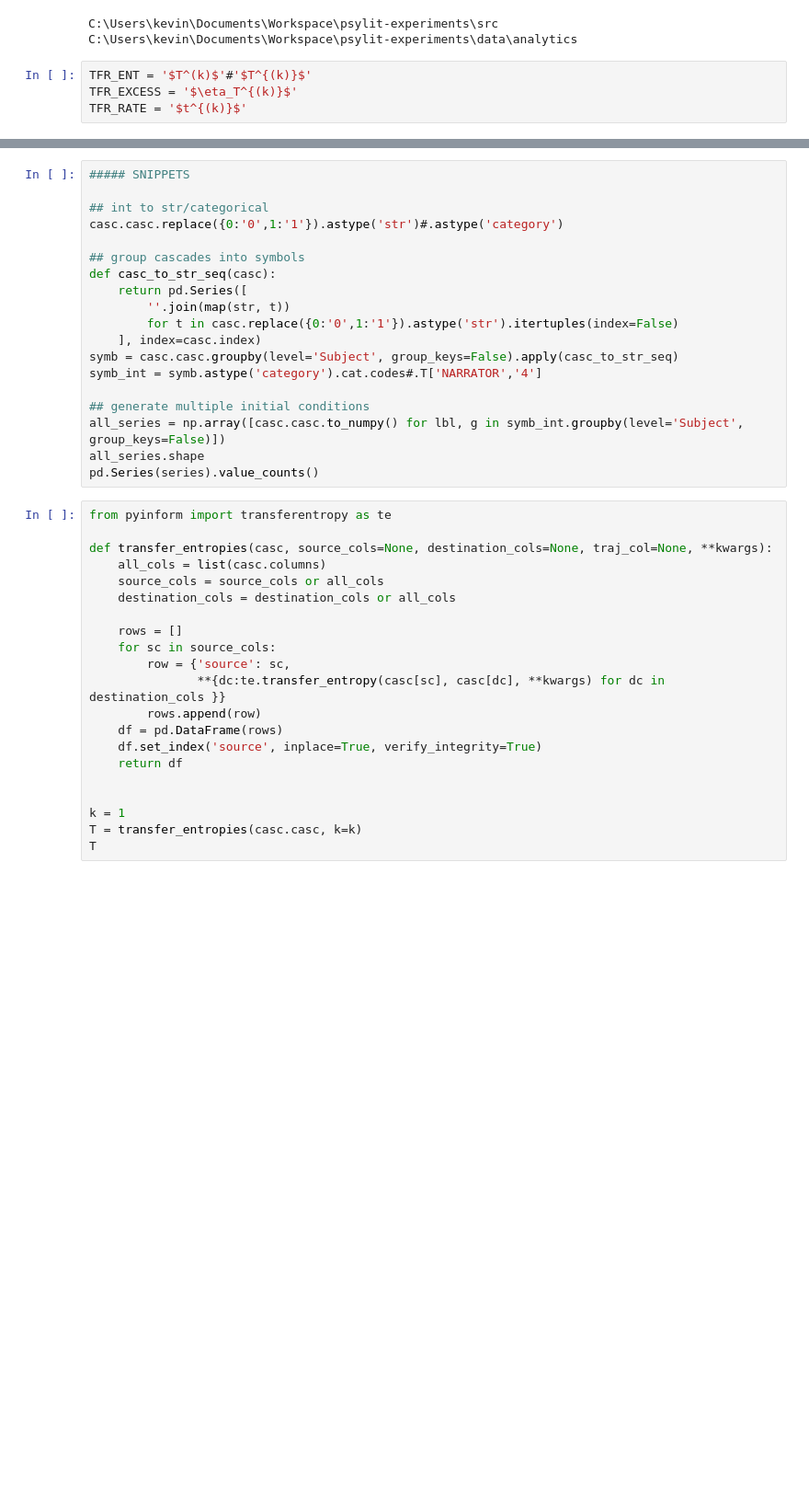
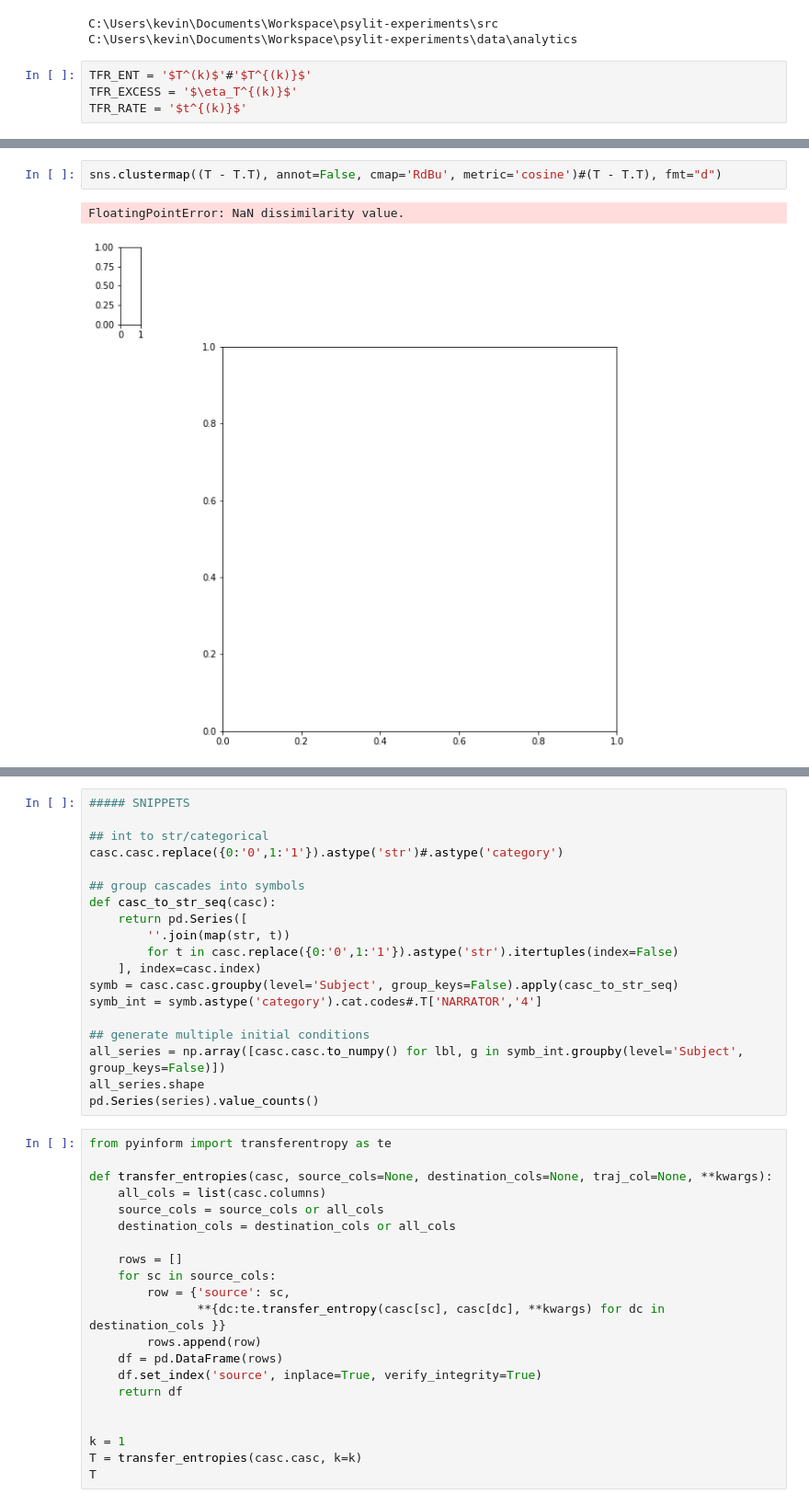
Before and after one commit to kjaquier/psylit-experiments, a Jupyter notebook: notebooks/dev/cascades-transfer-entropy.ipynb, the cells around one changed output, grey strips where cells are left out. Shown at 92% size. Drawn from its saved outputs; the diff is of its cells as text; blank space fills up the shorter version.

```diff
--- a/notebooks/dev/cascades-transfer-entropy.ipynb
+++ b/notebooks/dev/cascades-transfer-entropy.ipynb
@@ -81,0 +91,5 @@ KeyError: 'None of [None] are in the columns'
+# %%
+sns.clustermap((T - T.T), annot=False, cmap='RdBu', metric='cosine')#(T - T.T), fmt="d")
+# %% [output]
+FloatingPointError: NaN dissimilarity value.
+[figure, added]
```
Also changed, not shown: parts of 16 cells of this notebook, 13 other files.
